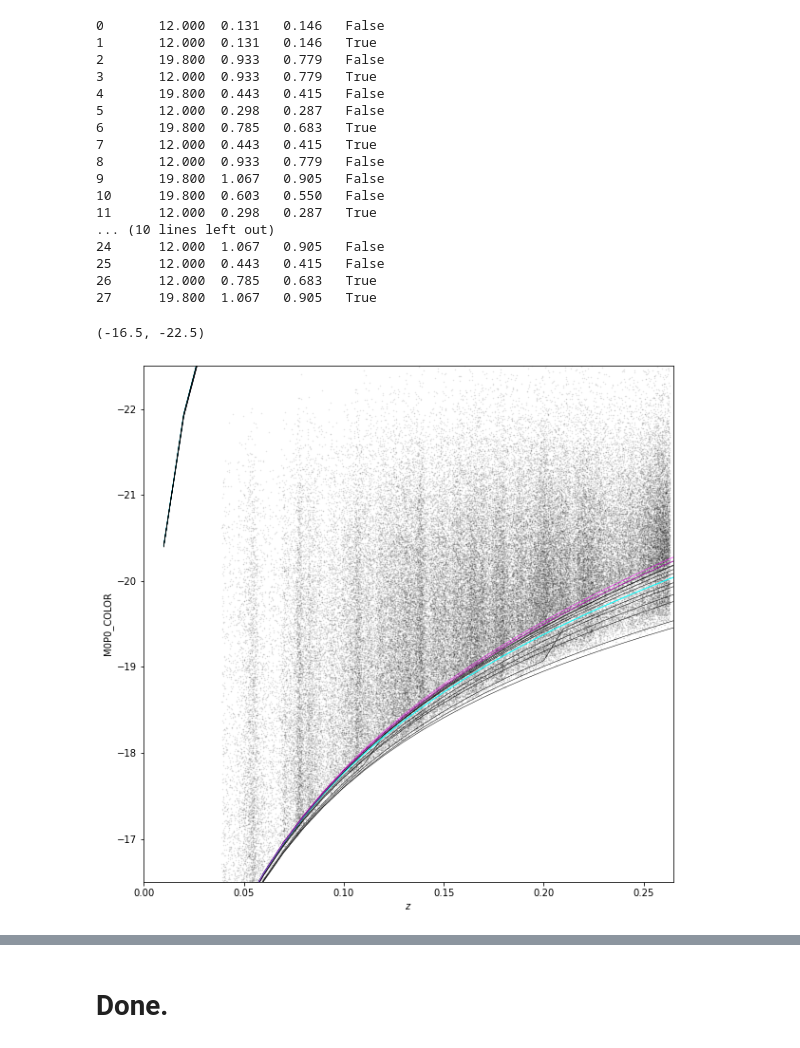
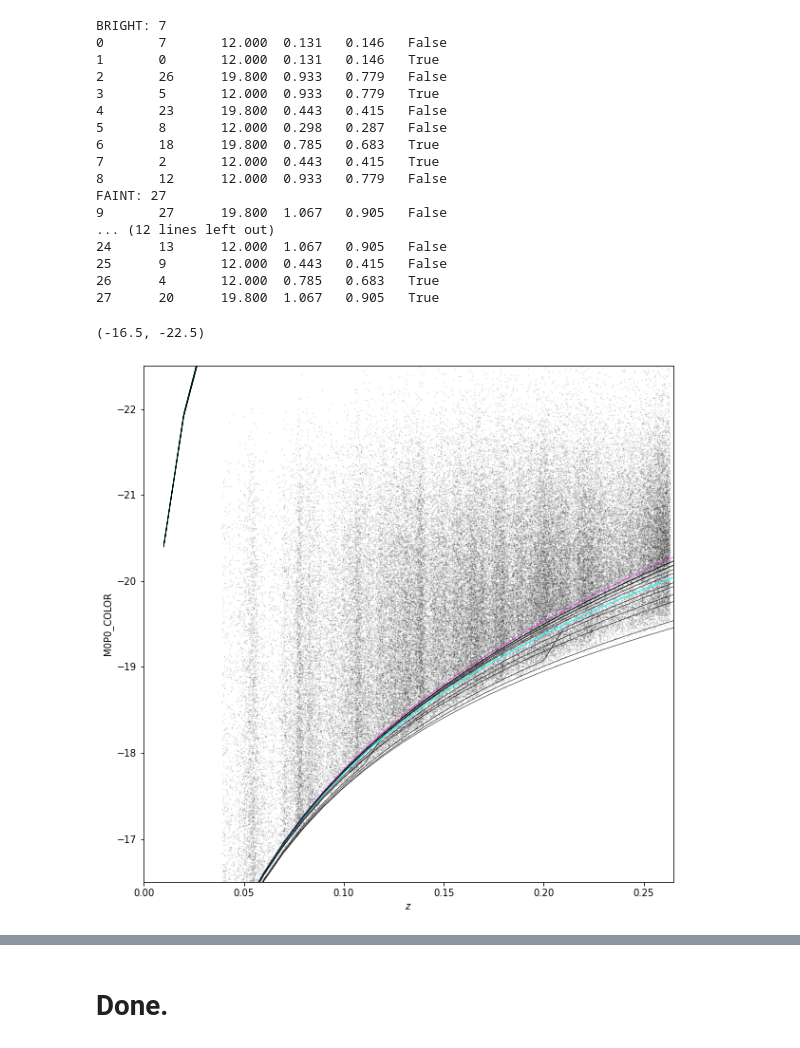
Before and after one commit to SgmAstro/DESI, a Jupyter notebook: docs/nb/ddp_QA.ipynb, the cells around one changed output, grey strips where cells are left out. Cells and saved outputs as stored; diff of their text form; code cells hidden in the pictures.

```diff
--- a/docs/nb/ddp_QA.ipynb
+++ b/docs/nb/ddp_QA.ipynb
@@ -18,6 +18,7 @@ def grab_ddplimit(fpath):
         result[key] = dat[1].header[key]
 
     result['DATA'] = Table(dat[1].data)
+    result['COUNT'] = fpath.split('_')[-1].replace('.fits', '')
 
     return result
 # %%
@@ -51,51 +75,56 @@ Table length=113687
 # %%
 fig, ax = plt.subplots(1,1,figsize=(10,10))
 
 for i, ddp_limit in enumerate(ddp_limits):
     data = ddp_limit['DATA']
 
+    cnt  = ddp_limit['COUNT']
     rlim = ddp_limit['RLIM']
     MCOL = [x for x in data.dtype.names if 'M0P0' in x][0]
 
     if (ddp_limit['ALL'] == True) & (ddp_limit['GMR_0P1'] == 0.603):
         ax.plot(data['Z'], data[MCOL], c='cyan', lw=1.)
         continue
 
-    if (rlim == 19.8) & (ddp_limit['GMR_0P1'] == 1.067):
+    if (ddp_limit['ALL'] == False) & (rlim == 19.8) & (ddp_limit['GMR_0P1'] == 1.067):
         ax.plot(data['Z'], data[MCOL], c='magenta', lw=0.5)
 
-    elif (rlim == 12.0) & (ddp_limit['GMR_0P1'] == 0.131):
+        print('FAINT: {}'.format(cnt))
+
+    elif (ddp_limit['ALL'] == False) & (rlim == 12.0) & (ddp_limit['GMR_0P1'] == 0.131):
         ax.plot(data['Z'], data[MCOL], c='magenta', lw=0.5)
+
+        print('BRIGHT: {}'.format(cnt))
 
     else:
         ax.plot(data['Z'], data[MCOL], c='k', lw=0.5)
 
-    print('{:d}\t{:.3f}\t{:.3f}\t{:.3f}\t{}'.format(i, ddp_limit['RLIM'], ddp_limit['GMR_0P1'], ddp_limit['GMR_0P0'], ddp_limit['ALL']))
+    print('{:d}\t{}\t{:.3f}\t{:.3f}\t{:.3f}\t{}'.format(i, cnt, ddp_limit['RLIM'], ddp_limit['GMR_0P1'], ddp_limit['GMR_0P0'], ddp_limit['ALL']))
 
 plt.scatter(gama_kE['ZGAMA'], gama_kE['MCOLOR_0P0'], s=0.25, alpha=0.1, c='k')
 
 ax.set_xlabel(r'$z$')
 ax.set_ylabel('M0P0_COLOR')
 
 ax.set_xlim(  0.0, 0.265)
 ax.set_ylim(-16.5, -22.5)
 # %% [output]
-0       12.000  0.131   0.146   False
-1       12.000  0.131   0.146   True
-2       19.800  0.933   0.779   False
-3       12.000  0.933   0.779   True
-4       19.800  0.443   0.415   False
-5       12.000  0.298   0.287   False
-6       19.800  0.785   0.683   True
-7       12.000  0.443   0.415   True
-8       12.000  0.933   0.779   False
-9       19.800  1.067   0.905   False
-10      19.800  0.603   0.550   False
-11      12.000  0.298   0.287   True
-... (10 lines left out)
-24      12.000  1.067   0.905   False
-25      12.000  0.443   0.415   False
-26      12.000  0.785   0.683   True
-27      19.800  1.067   0.905   True
+BRIGHT: 7
+0       7       12.000  0.131   0.146   False
+1       0       12.000  0.131   0.146   True
+2       26      19.800  0.933   0.779   False
+3       5       12.000  0.933   0.779   True
+4       23      19.800  0.443   0.415   False
+5       8       12.000  0.298   0.287   False
+6       18      19.800  0.785   0.683   True
+7       2       12.000  0.443   0.415   True
+8       12      12.000  0.933   0.779   False
+FAINT: 27
+9       27      19.800  1.067   0.905   False
+... (12 lines left out)
+24      13      12.000  1.067   0.905   False
+25      9       12.000  0.443   0.415   False
+26      4       12.000  0.785   0.683   True
+27      20      19.800  1.067   0.905   True
 (-16.5, -22.5)
-[figure, old version]
+[figure, new version]
```
Also changed, not shown: parts of 2 cells of this notebook, 3 other files.
